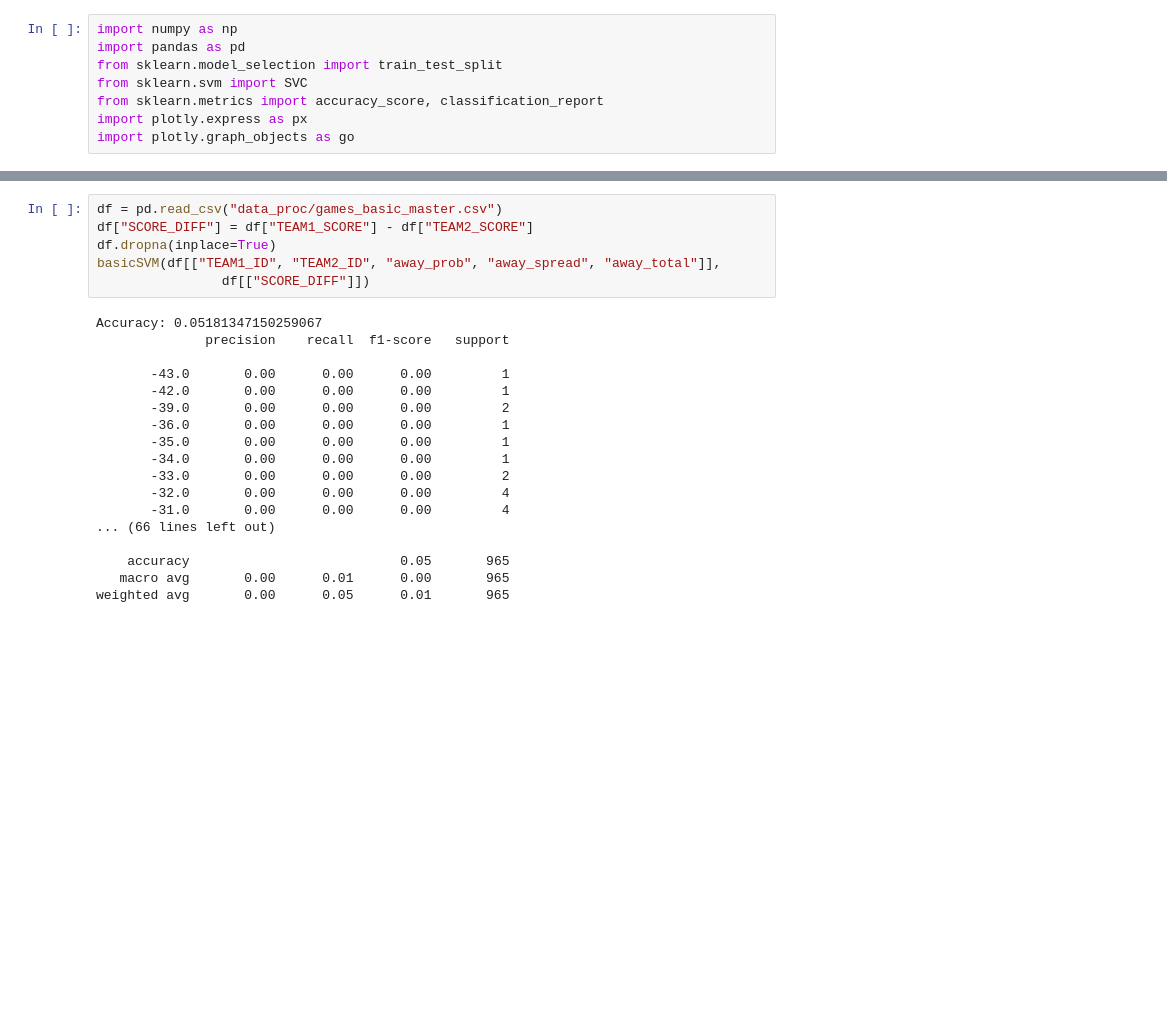
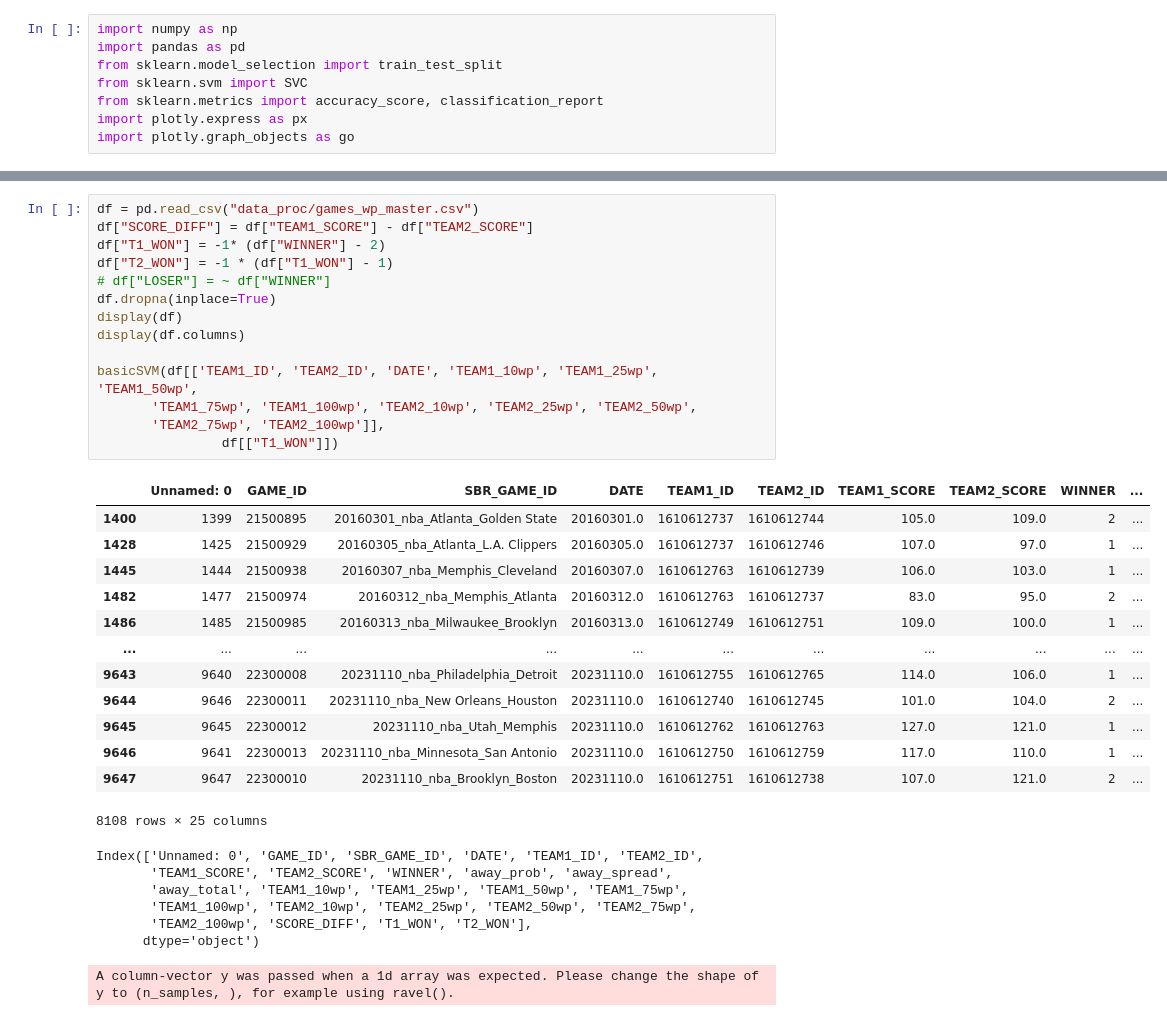
Before and after one commit to iiisong/ML-NBA-Betting, a Jupyter notebook: basic_games_svm.ipynb, the cells around one changed output, grey strips where cells are left out. Drawn from its saved outputs; the diff is of its cells as text; blank space fills up the shorter version.

Commit message:
data tweaks

```diff
--- a/basic_games_svm.ipynb
+++ b/basic_games_svm.ipynb
@@ -33,26 +31,37 @@ def basicSVM(X_input, y_input):
 
     fig.show()
 # %%
-df = pd.read_csv("data_proc/games_basic_master.csv")
+df = pd.read_csv("data_proc/games_wp_master.csv")
 df["SCORE_DIFF"] = df["TEAM1_SCORE"] - df["TEAM2_SCORE"]
+df["T1_WON"] = -1* (df["WINNER"] - 2)
+df["T2_WON"] = -1 * (df["T1_WON"] - 1)
+# df["LOSER"] = ~ df["WINNER"]
 df.dropna(inplace=True)
-basicSVM(df[["TEAM1_ID", "TEAM2_ID", "away_prob", "away_spread", "away_total"]],
-                df[["SCORE_DIFF"]])
+display(df)
+display(df.columns)
+
+basicSVM(df[['TEAM1_ID', 'TEAM2_ID', 'DATE', 'TEAM1_10wp', 'TEAM1_25wp', 'TEAM1_50wp',
+       'TEAM1_75wp', 'TEAM1_100wp', 'TEAM2_10wp', 'TEAM2_25wp', 'TEAM2_50wp',
+       'TEAM2_75wp', 'TEAM2_100wp']],
+                df[["T1_WON"]])
 # %% [output]
+|  | Unnamed: 0 | GAME_ID | SBR_GAME_ID | DATE | TEAM1_ID | TEAM2_ID | TEAM1_SCORE | TEAM2_SCORE | WINNER | ... |
+| 1400 | 1399 | 21500895 | 20160301_nba_Atlanta_Golden State | 20160301.0 | 1610612737 | 1610612744 | 105.0 | 109.0 | 2 | ... |
+| 1428 | 1425 | 21500929 | 20160305_nba_Atlanta_L.A. Clippers | 20160305.0 | 1610612737 | 1610612746 | 107.0 | 97.0 | 1 | ... |
+| 1445 | 1444 | 21500938 | 20160307_nba_Memphis_Cleveland | 20160307.0 | 1610612763 | 1610612739 | 106.0 | 103.0 | 1 | ... |
+| 1482 | 1477 | 21500974 | 20160312_nba_Memphis_Atlanta | 20160312.0 | 1610612763 | 1610612737 | 83.0 | 95.0 | 2 | ... |
+| 1486 | 1485 | 21500985 | 20160313_nba_Milwaukee_Brooklyn | 20160313.0 | 1610612749 | 1610612751 | 109.0 | 100.0 | 1 | ... |
+| ... | ... | ... | ... | ... | ... | ... | ... | ... | ... | ... |
+| 9643 | 9640 | 22300008 | 20231110_nba_Philadelphia_Detroit | 20231110.0 | 1610612755 | 1610612765 | 114.0 | 106.0 | 1 | ... |
+| 9644 | 9646 | 22300011 | 20231110_nba_New Orleans_Houston | 20231110.0 | 1610612740 | 1610612745 | 101.0 | 104.0 | 2 | ... |
+| 9645 | 9645 | 22300012 | 20231110_nba_Utah_Memphis | 20231110.0 | 1610612762 | 1610612763 | 127.0 | 121.0 | 1 | ... |
+| 9646 | 9641 | 22300013 | 20231110_nba_Minnesota_San Antonio | 20231110.0 | 1610612750 | 1610612759 | 117.0 | 110.0 | 1 | ... |
+| 9647 | 9647 | 22300010 | 20231110_nba_Brooklyn_Boston | 20231110.0 | 1610612751 | 1610612738 | 107.0 | 121.0 | 2 | ... |
-Accuracy: 0.05181347150259067
-              precision    recall  f1-score   support
-
-       -43.0       0.00      0.00      0.00         1
-       -42.0       0.00      0.00      0.00         1
-       -39.0       0.00      0.00      0.00         2
-       -36.0       0.00      0.00      0.00         1
-       -35.0       0.00      0.00      0.00         1
-       -34.0       0.00      0.00      0.00         1
-       -33.0       0.00      0.00      0.00         2
-       -32.0       0.00      0.00      0.00         4
-       -31.0       0.00      0.00      0.00         4
-... (66 lines left out)
-
-    accuracy                           0.05       965
-   macro avg       0.00      0.01      0.00       965
-weighted avg       0.00      0.05      0.01       965
+8108 rows × 25 columns
+Index(['Unnamed: 0', 'GAME_ID', 'SBR_GAME_ID', 'DATE', 'TEAM1_ID', 'TEAM2_ID',
+       'TEAM1_SCORE', 'TEAM2_SCORE', 'WINNER', 'away_prob', 'away_spread',
+       'away_total', 'TEAM1_10wp', 'TEAM1_25wp', 'TEAM1_50wp', 'TEAM1_75wp',
+       'TEAM1_100wp', 'TEAM2_10wp', 'TEAM2_25wp', 'TEAM2_50wp', 'TEAM2_75wp',
+       'TEAM2_100wp', 'SCORE_DIFF', 'T1_WON', 'T2_WON'],
+      dtype='object')
+A column-vector y was passed when a 1d array was expected. Please change the shape of y to (n_samples, ), for example using ravel().
```
Also changed, not shown: parts of 1 cell of this notebook.
